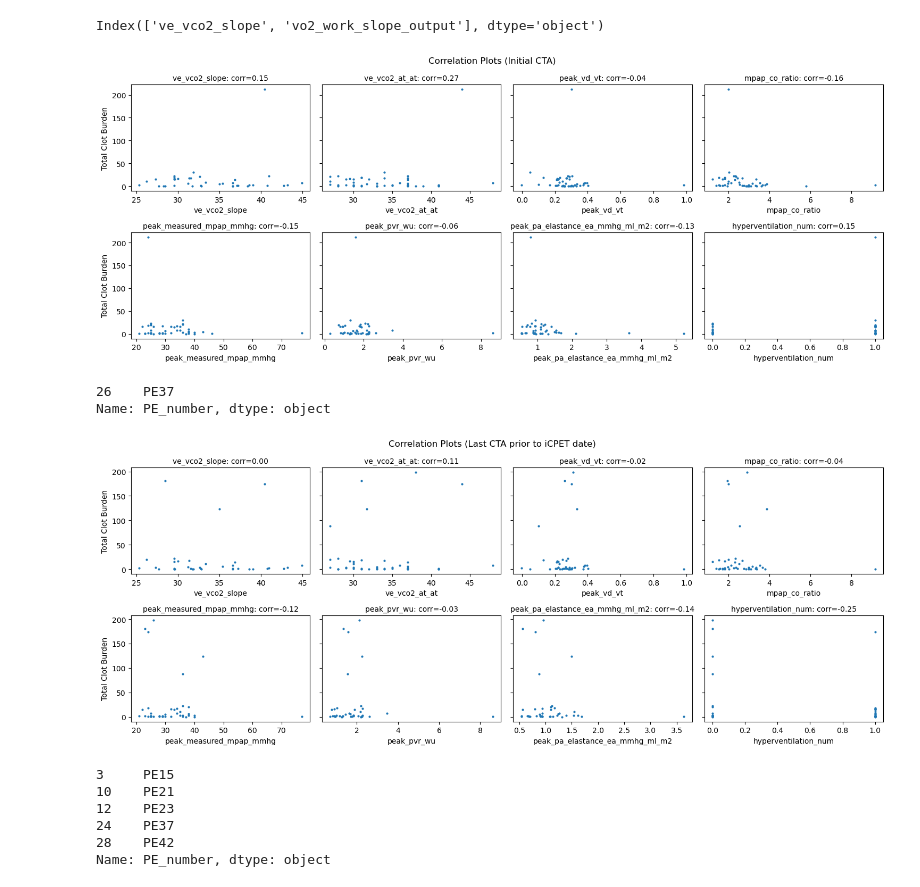
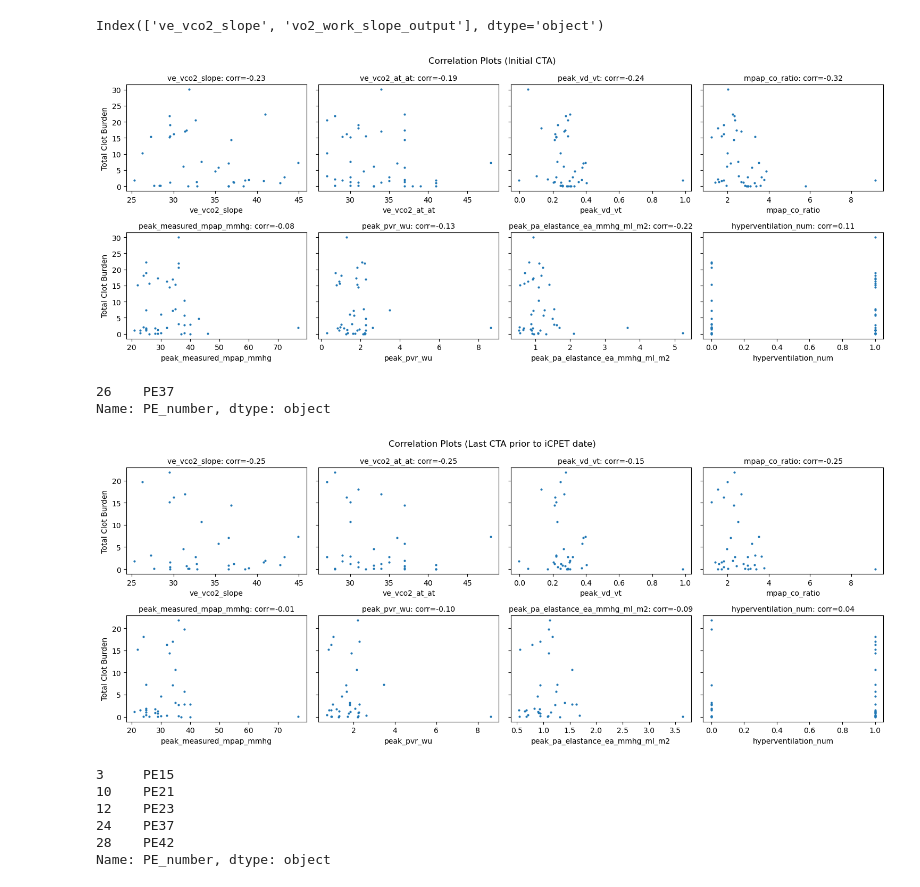
Before and after one commit to qaust/iCPET, a Jupyter notebook: src/summary_stats.ipynb, the cells around one changed output. Drawn from its saved outputs; the diff is of its cells as text; code cells hidden in the pictures.

```diff
--- a/src/summary_stats.ipynb
+++ b/src/summary_stats.ipynb
@@ -110,6 +110,9 @@ for start_obs in range(0, int(df.pe_obs.max())-1):
 			)
 df = pd.concat([df, pd.DataFrame(dict_of_columns)], axis=1)
 
+# Calculate percent change per day
+df['pct_change_total_clot_burden_per_day_0_to_1'] = df['pct_change_total_clot_burden_0_to_1'] / df['duration_0_to_1_days']
+
 # Get count of positive clot burden values across all segments
 # Meant to give a sense of the distribution of clot burden
 segment_clot_burden_columns = list(set(model_config.num_targets).difference(set(['total_clot_burden'])))
@@ -845,8 +863,11 @@ correlation_features = dead_space_features + hemodynamic_features + radiology_fe
 rows = radiology_features
 cols = dead_space_features + hemodynamic_features
 
-num_data_initial[correlation_features].corr().loc[rows, cols].sort_index().to_csv('../output/summary/corr_initial.csv')
-num_data_last_prior[correlation_features].corr().loc[rows, cols].sort_index().to_csv('../output/summary/corr_last_prior_to_icpet.csv')
+initial_correlation_data = num_data_initial.loc[num_data_initial['total_clot_burden'] < 50, correlation_features]
+initial_correlation_data.corr().loc[rows, cols].sort_index().to_csv('../output/summary/corr_initial.csv')
+
+last_prior_correlation_data = num_data_last_prior.loc[num_data_last_prior['total_clot_burden'] < 50, correlation_features]
+last_prior_correlation_data.corr().loc[rows, cols].sort_index().to_csv('../output/summary/corr_last_prior_to_icpet.csv')
 # %%
 print(f"n={num_data_initial.shape[0]} for initial CTA")
 # %% [output]
@@ -858,22 +879,22 @@ Index(['ve_vco2_slope', 'vo2_work_slope_output'], dtype='object')
 # %%
 icpet_feat = dead_space_features + hemodynamic_features
 n_rows = 2
 n_cols = 4
 fig, axs = plt.subplots(n_rows, n_cols, figsize=(15, 6), sharey=True)
 for i, feat in enumerate(icpet_feat):
     row = i // n_cols
     col = i % n_cols
-    axs[row, col].scatter(feat, 'total_clot_burden', data=num_data_initial, s=4)
-    p = num_data_initial[['total_clot_burden', feat]].corr().iloc[1, 0]
+    axs[row, col].scatter(feat, 'total_clot_burden', data=initial_correlation_data, s=4)
+    p = initial_correlation_data[['total_clot_burden', feat]].corr().iloc[1, 0]
     axs[row, col].set_title(f"{feat}: corr={p:.2f}", fontsize=10)
     axs[row, col].set_xlabel(feat)
     if col == 0:
         axs[row, col].set_ylabel('Total Clot Burden')
 plt.suptitle('Correlation Plots (Initial CTA)')
 plt.tight_layout()
 plt.savefig('../figures/correlations_initial.png')
 # %% [output]
-[figure, old version]
+[figure, new version]
 # %%
 num_data_initial.loc[num_data_initial['total_clot_burden'] > 50, 'PE_number']
 # %% [output]
@@ -887,8 +908,8 @@ fig, axs = plt.subplots(n_rows, n_cols, figsize=(15, 6), sharey=True)
 for i, feat in enumerate(icpet_feat):
     row = i // n_cols
     col = i % n_cols
-    axs[row, col].scatter(feat, 'total_clot_burden', data=num_data_last_prior, s=4)
-    p = num_data_last_prior[['total_clot_burden', feat]].corr().iloc[1, 0]
+    axs[row, col].scatter(feat, 'total_clot_burden', data=last_prior_correlation_data, s=4)
+    p = last_prior_correlation_data[['total_clot_burden', feat]].corr().iloc[1, 0]
     axs[row, col].set_title(f"{feat}: corr={p:.2f}", fontsize=10)
     axs[row, col].set_xlabel(feat)
     if col == 0:
@@ -897,7 +918,7 @@ plt.suptitle('Correlation Plots (Last CTA prior to iCPET date)')
 plt.tight_layout()
 plt.savefig('../figures/correlations_last_prior.png')
 # %% [output]
-[figure, old version]
+[figure, new version]
 # %%
 num_data_last_prior.loc[num_data_last_prior['total_clot_burden'] > 50, 'PE_number']
 # %% [output]
```
Also changed, not shown: parts of 9 cells of this notebook.
